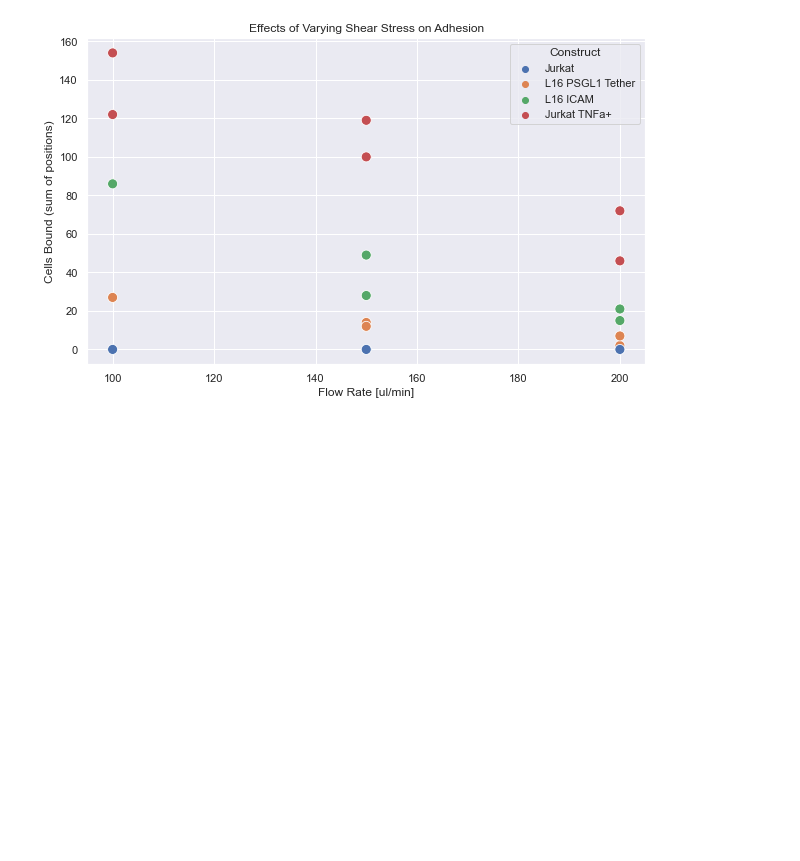
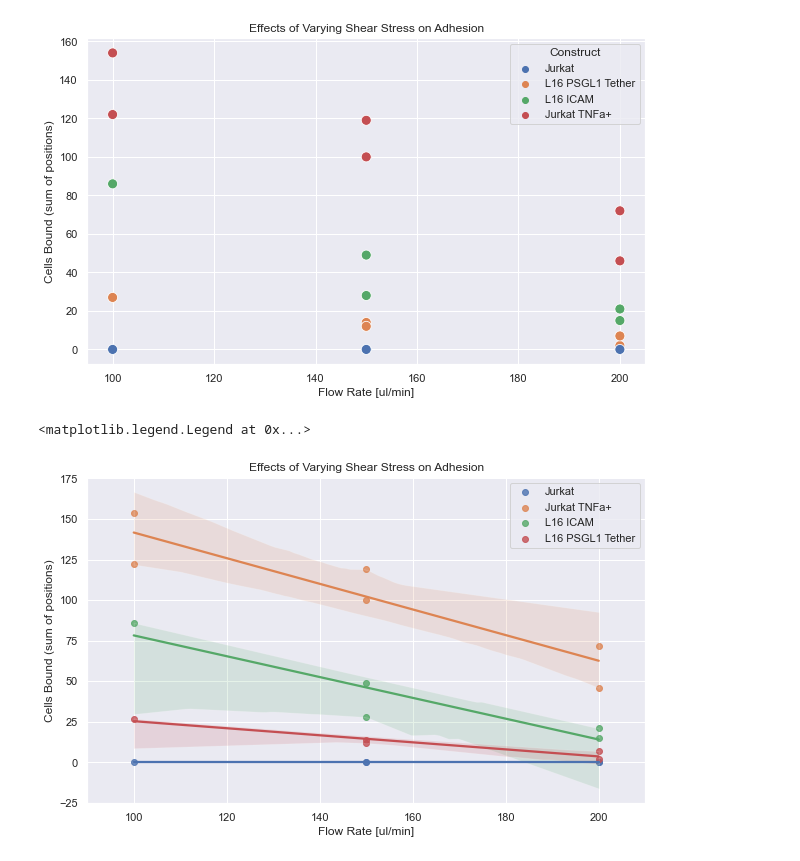
Before and after one commit to admbarre/tc_tools, a Jupyter notebook: notebooks/Visualize.ipynb, the cells around one changed output. Cells and saved outputs as stored; diff of their text form; code cells hidden in the pictures; blank space fills up the shorter version.

Commit message:
Added trendline functionality and fixed labels.

```diff
--- a/notebooks/Visualize.ipynb
+++ b/notebooks/Visualize.ipynb
@@ -60,6 +60,19 @@ sns.scatterplot(data=varying_df, x="Flow", y="Aggregate(SUM)", hue="Construct",s
 # %% [output]
 <AxesSubplot:title={'center':'Effects of Varying Shear Stress on Adhesion'}, xlabel='Flow Rate [ul/min]', ylabel='Cells Bound (sum of positions)'>
 [figure]
+# %%
+plt.figure(figsize=(10, 6))
+plt.title("Effects of Varying Shear Stress on Adhesion")
+
+plt.xlim([90,210])
+for con in varying_df.groupby("Construct"):
+    sns.regplot(x="Flow", y="Aggregate(SUM)", data=con[1], label=con[0])
+plt.ylabel("Cells Bound (sum of positions)")
+plt.xlabel("Flow Rate [ul/min]")
+plt.legend()
+# %% [output]
+<matplotlib.legend.Legend at 0x...>
+[figure, added]
 # %%
 lag_series = ["ICAM lag series ON"]
 lag_df = df[df["Name"].isin(lag_series)]
```
Also changed, not shown: parts of 1 cell of this notebook.
